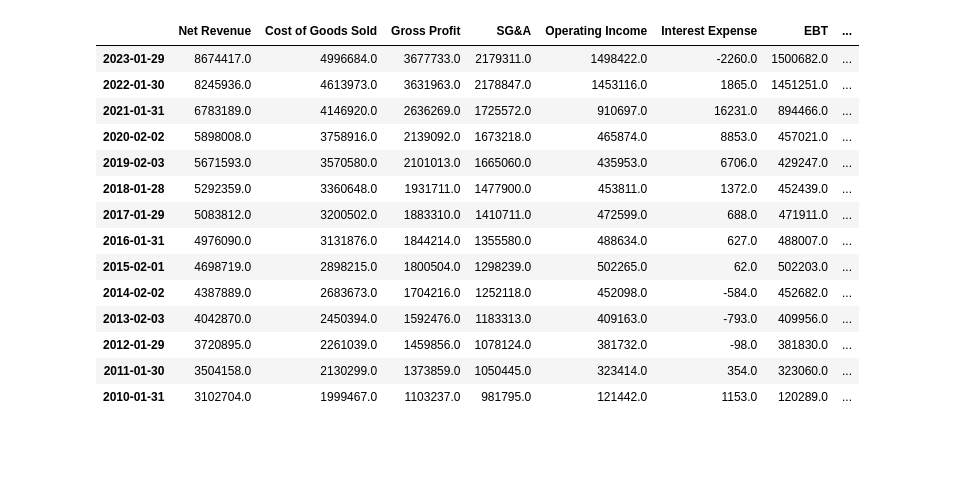
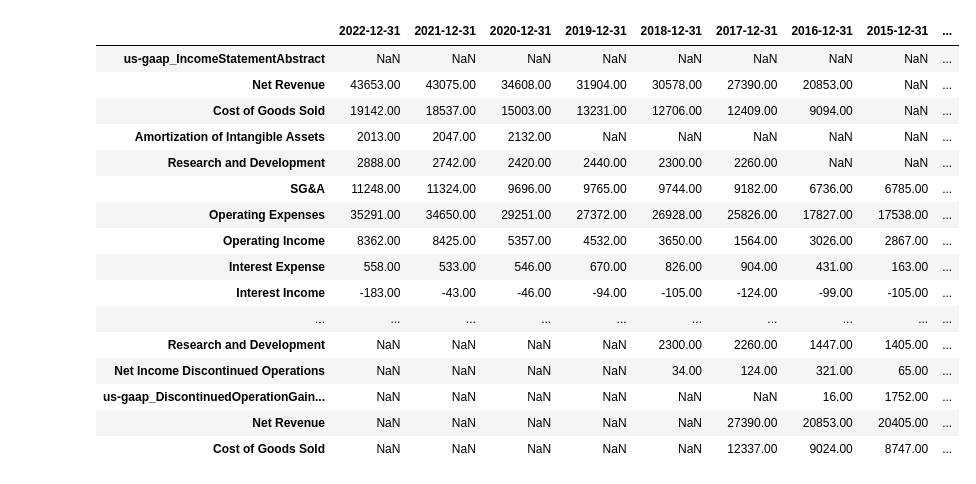
Before and after one commit to GGRusty/Edgar, a Jupyter notebook: modeling.ipynb, the cells around one changed output. Cells and saved outputs as stored; diff of their text form; code cells hidden in the pictures; blank space fills up the shorter version.

```diff
--- a/modeling.ipynb
+++ b/modeling.ipynb
@@ -193,18 +9,0 @@ balance_sheet.T
-# %%
-income_sheet
-# %% [output]
-|  | Net Revenue | Cost of Goods Sold | Gross Profit | SG&A | Operating Income | Interest Expense | EBT | ... |
-| 2023-01-29 | 8674417.0 | 4996684.0 | 3677733.0 | 2179311.0 | 1498422.0 | -2260.0 | 1500682.0 | ... |
-| 2022-01-30 | 8245936.0 | 4613973.0 | 3631963.0 | 2178847.0 | 1453116.0 | 1865.0 | 1451251.0 | ... |
-| 2021-01-31 | 6783189.0 | 4146920.0 | 2636269.0 | 1725572.0 | 910697.0 | 16231.0 | 894466.0 | ... |
-| 2020-02-02 | 5898008.0 | 3758916.0 | 2139092.0 | 1673218.0 | 465874.0 | 8853.0 | 457021.0 | ... |
-| 2019-02-03 | 5671593.0 | 3570580.0 | 2101013.0 | 1665060.0 | 435953.0 | 6706.0 | 429247.0 | ... |
-| 2018-01-28 | 5292359.0 | 3360648.0 | 1931711.0 | 1477900.0 | 453811.0 | 1372.0 | 452439.0 | ... |
-| 2017-01-29 | 5083812.0 | 3200502.0 | 1883310.0 | 1410711.0 | 472599.0 | 688.0 | 471911.0 | ... |
-| 2016-01-31 | 4976090.0 | 3131876.0 | 1844214.0 | 1355580.0 | 488634.0 | 627.0 | 488007.0 | ... |
-| 2015-02-01 | 4698719.0 | 2898215.0 | 1800504.0 | 1298239.0 | 502265.0 | 62.0 | 502203.0 | ... |
-| 2014-02-02 | 4387889.0 | 2683673.0 | 1704216.0 | 1252118.0 | 452098.0 | -584.0 | 452682.0 | ... |
-| 2013-02-03 | 4042870.0 | 2450394.0 | 1592476.0 | 1183313.0 | 409163.0 | -793.0 | 409956.0 | ... |
-| 2012-01-29 | 3720895.0 | 2261039.0 | 1459856.0 | 1078124.0 | 381732.0 | -98.0 | 381830.0 | ... |
-| 2011-01-30 | 3504158.0 | 2130299.0 | 1373859.0 | 1050445.0 | 323414.0 | 354.0 | 323060.0 | ... |
-| 2010-01-31 | 3102704.0 | 1999467.0 | 1103237.0 | 981795.0 | 121442.0 | 1153.0 | 120289.0 | ... |
@@ -210,0 +20,32 @@ income_sheet
+# %%
+balance = pd.read_csv("statements/temp/balance_sheet_annual.csv", index_col=0)
+income = pd.read_csv("statements/temp/income_statement_annual.csv", index_col=0)
+cash = pd.read_csv("statements/temp/cash_flow_annual.csv", index_col=0)
+# %%
+balance_sheet = balance
+income_statement = income
+cash_flow_statement = cash
+# %%
+statement = income_statement
+statement_mapping = Income_statement_mapping
+flattened_mapping = {old: new for new, old in statement_mapping.items() for old in old}
+renamed_statement = statement.rename(index=flattened_mapping)
+renamed_statement
+# %% [output]
+|  | 2022-12-31 | 2021-12-31 | 2020-12-31 | 2019-12-31 | 2018-12-31 | 2017-12-31 | 2016-12-31 | 2015-12-31 | ... |
+| us-gaap_IncomeStatementAbstract | NaN | NaN | NaN | NaN | NaN | NaN | NaN | NaN | ... |
+| Net Revenue | 43653.00 | 43075.00 | 34608.00 | 31904.00 | 30578.00 | 27390.00 | 20853.00 | NaN | ... |
+| Cost of Goods Sold | 19142.00 | 18537.00 | 15003.00 | 13231.00 | 12706.00 | 12409.00 | 9094.00 | NaN | ... |
+| Amortization of Intangible Assets | 2013.00 | 2047.00 | 2132.00 | NaN | NaN | NaN | NaN | NaN | ... |
+| Research and Development | 2888.00 | 2742.00 | 2420.00 | 2440.00 | 2300.00 | 2260.00 | NaN | NaN | ... |
+| SG&A | 11248.00 | 11324.00 | 9696.00 | 9765.00 | 9744.00 | 9182.00 | 6736.00 | 6785.00 | ... |
+| Operating Expenses | 35291.00 | 34650.00 | 29251.00 | 27372.00 | 26928.00 | 25826.00 | 17827.00 | 17538.00 | ... |
+| Operating Income | 8362.00 | 8425.00 | 5357.00 | 4532.00 | 3650.00 | 1564.00 | 3026.00 | 2867.00 | ... |
+| Interest Expense | 558.00 | 533.00 | 546.00 | 670.00 | 826.00 | 904.00 | 431.00 | 163.00 | ... |
+| Interest Income | -183.00 | -43.00 | -46.00 | -94.00 | -105.00 | -124.00 | -99.00 | -105.00 | ... |
+| ... | ... | ... | ... | ... | ... | ... | ... | ... | ... |
+| Research and Development | NaN | NaN | NaN | NaN | 2300.00 | 2260.00 | 1447.00 | 1405.00 | ... |
+| Net Income Discontinued Operations | NaN | NaN | NaN | NaN | 34.00 | 124.00 | 321.00 | 65.00 | ... |
+| us-gaap_DiscontinuedOperationGain... | NaN | NaN | NaN | NaN | NaN | NaN | 16.00 | 1752.00 | ... |
+| Net Revenue | NaN | NaN | NaN | NaN | NaN | 27390.00 | 20853.00 | 20405.00 | ... |
+| Cost of Goods Sold | NaN | NaN | NaN | NaN | NaN | 12337.00 | 9024.00 | 8747.00 | ... |
```
Also changed, not shown: parts of 11 cells of this notebook, 7 other files.
